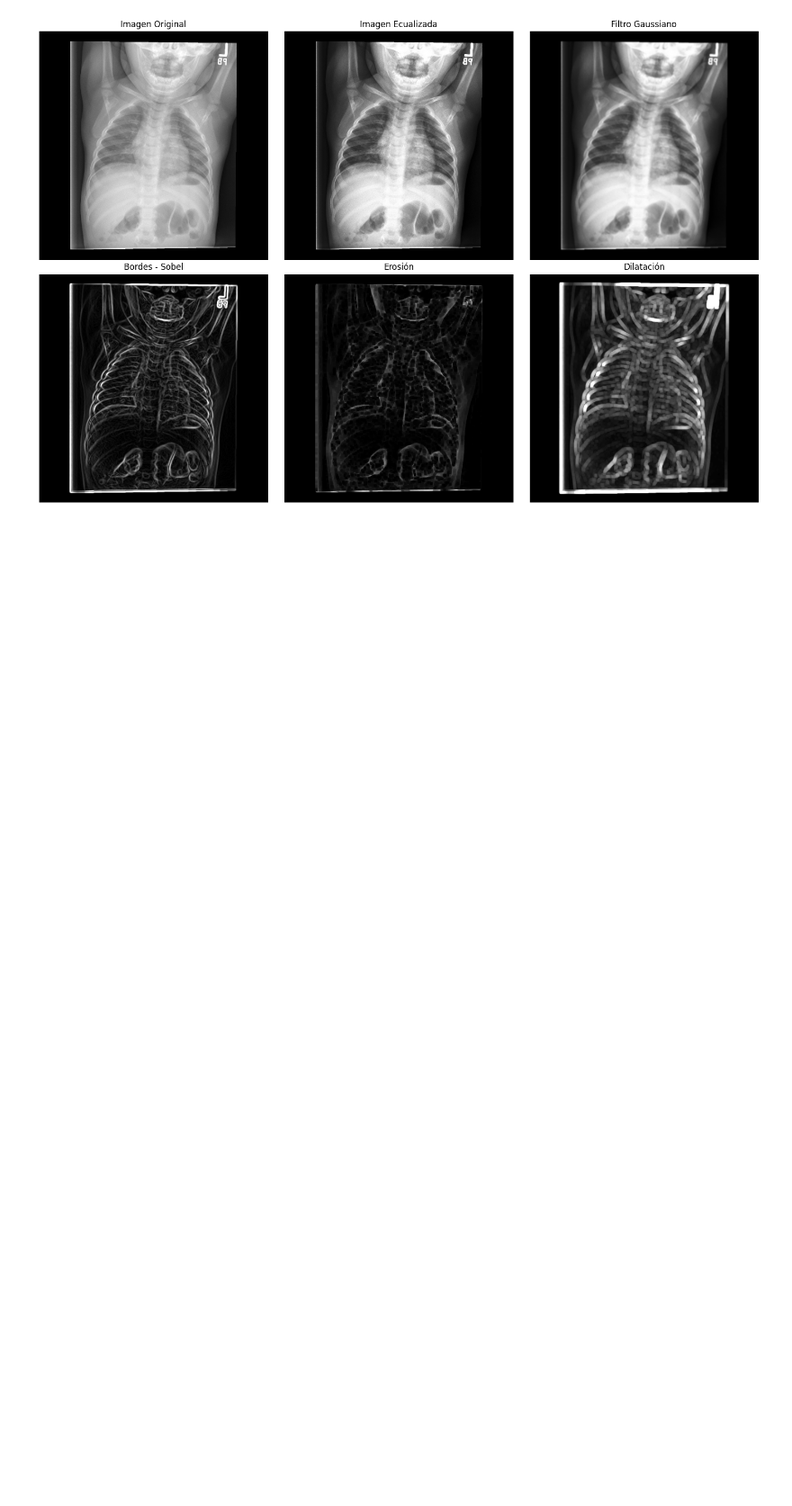
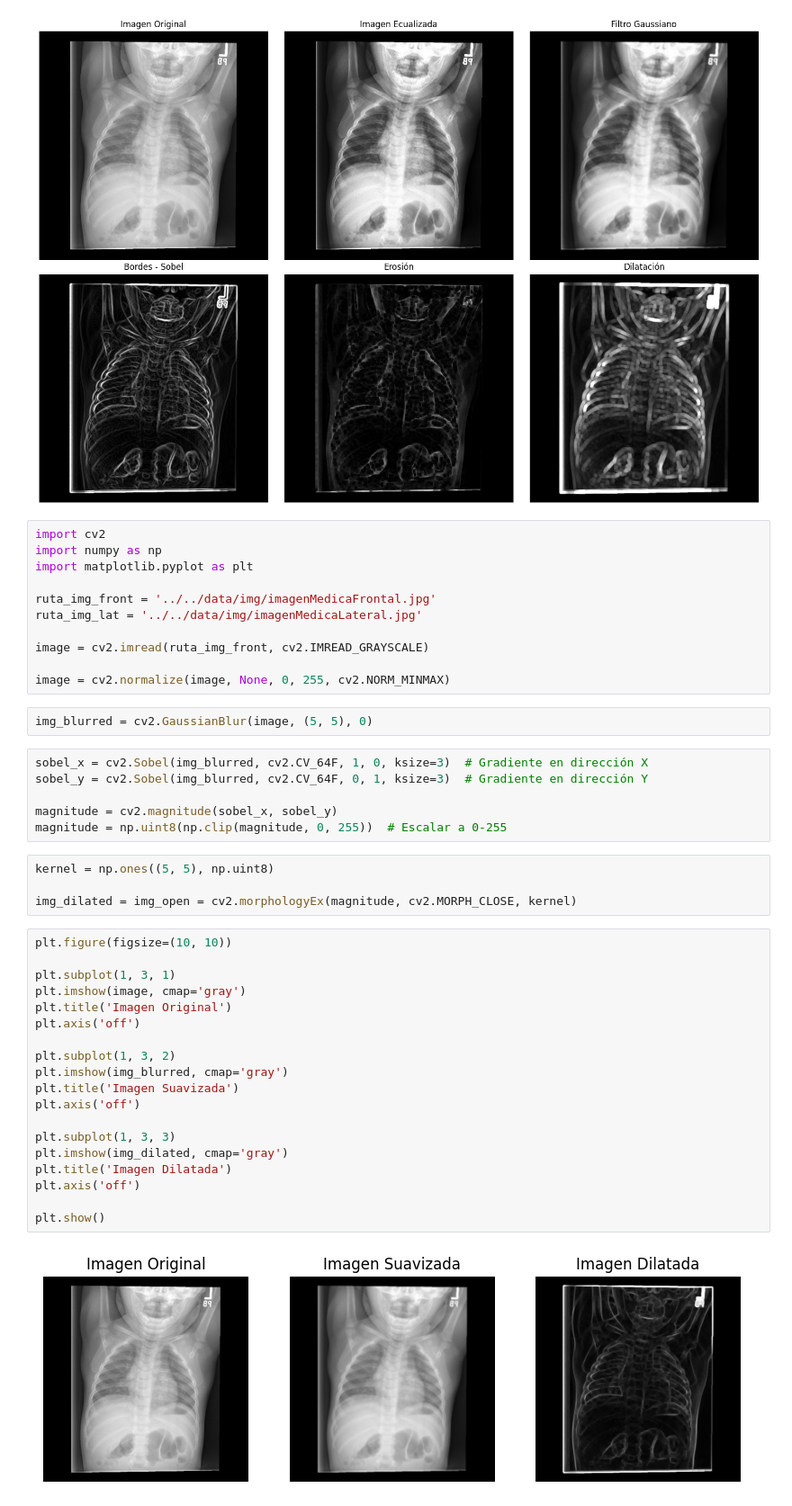
Before and after one commit to sergiogomezz/msc_ai_unir, a Jupyter notebook: VA/Actividad_2/test.ipynb, the cells around one changed output. Shown at 90% size. Saved outputs shown, nothing was run; the diff lists cells and outputs as text; blank space fills up the shorter version.

```diff
--- a/VA/Actividad_2/test.ipynb
+++ b/VA/Actividad_2/test.ipynb
@@ -173,3 +176,47 @@ plt.tight_layout()
 plt.show()
 # %% [output]
 [figure]
+# %%
+import cv2
+import numpy as np
+import matplotlib.pyplot as plt
+
+ruta_img_front = '../../data/img/imagenMedicaFrontal.jpg'
+ruta_img_lat = '../../data/img/imagenMedicaLateral.jpg'
+
+image = cv2.imread(ruta_img_front, cv2.IMREAD_GRAYSCALE)
+
+image = cv2.normalize(image, None, 0, 255, cv2.NORM_MINMAX)
+# %%
+img_blurred = cv2.GaussianBlur(image, (5, 5), 0)
+# %%
+sobel_x = cv2.Sobel(img_blurred, cv2.CV_64F, 1, 0, ksize=3)  # Gradiente en dirección X
+sobel_y = cv2.Sobel(img_blurred, cv2.CV_64F, 0, 1, ksize=3)  # Gradiente en dirección Y
+
+magnitude = cv2.magnitude(sobel_x, sobel_y)
+magnitude = np.uint8(np.clip(magnitude, 0, 255))  # Escalar a 0-255
+# %%
+kernel = np.ones((5, 5), np.uint8)
+
+img_dilated = img_open = cv2.morphologyEx(magnitude, cv2.MORPH_CLOSE, kernel)
+# %%
+plt.figure(figsize=(10, 10))
+
+plt.subplot(1, 3, 1)
+plt.imshow(image, cmap='gray')
+plt.title('Imagen Original')
+plt.axis('off')
+
+plt.subplot(1, 3, 2)
+plt.imshow(img_blurred, cmap='gray')
+plt.title('Imagen Suavizada')
+plt.axis('off')
+
+plt.subplot(1, 3, 3)
+plt.imshow(img_dilated, cmap='gray')
+plt.title('Imagen Dilatada')
+plt.axis('off')
+
+plt.show()
+# %% [output]
+[figure, added]
```
Also changed, not shown: parts of 3 cells of this notebook, 2 other files.
